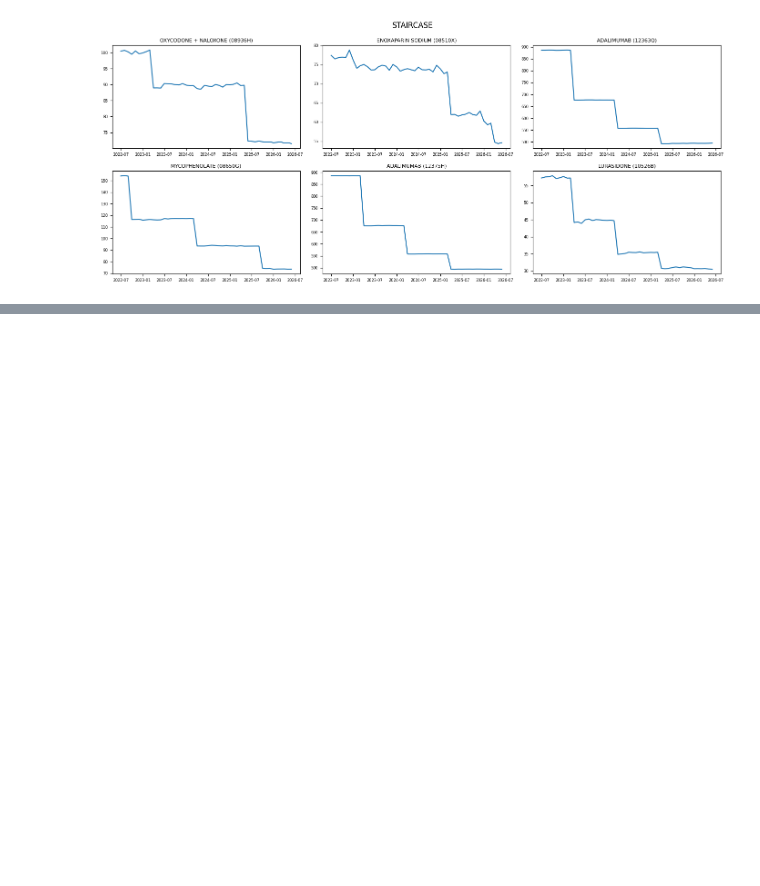
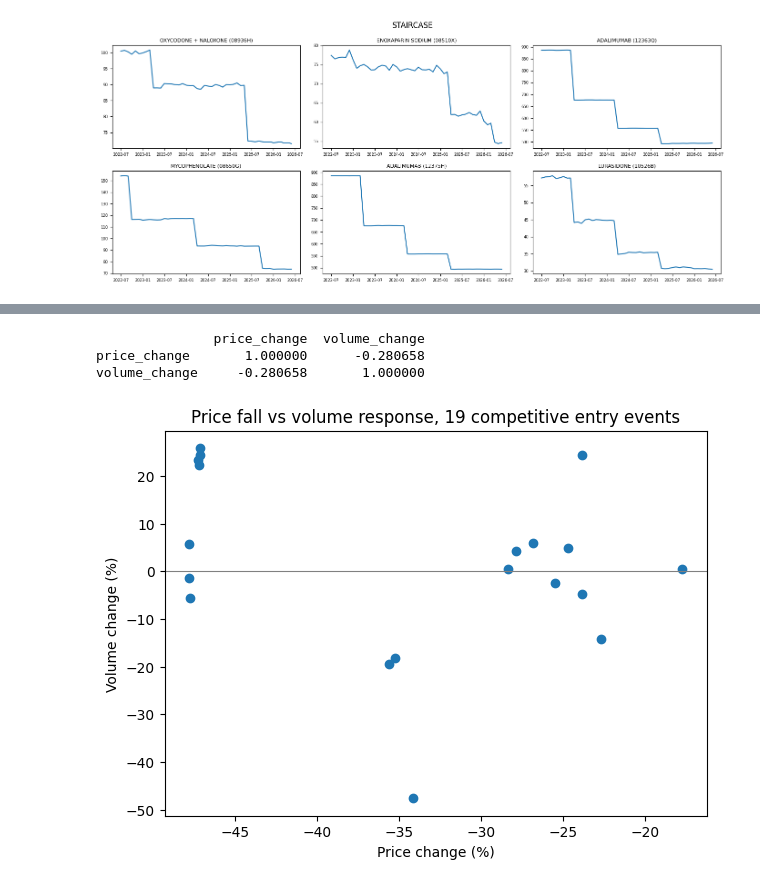
Before and after one commit to aryakamat01-sketch/pbs-generic-erosion, a Jupyter notebook: pbs_generic_erosion.ipynb, the cells around one changed output, grey strips where cells are left out. Drawn from its saved outputs; the diff is of its cells as text; code cells hidden in the pictures; blank space fills up the shorter version.

Commit message:
add volume response analysis

```diff
--- a/pbs_generic_erosion.ipynb
+++ b/pbs_generic_erosion.ipynb
@@ -415,0 +432,26 @@ for label in ['cliff', 'staircase']:
+# %%
+cliffs = diag[diag['pattern'] == 'cliff']['ITEM_CODE'].tolist()
+
+rows = []
+for code in cliffs:
+    d = cand[cand['ITEM_CODE'] == code].sort_values('date').reset_index(drop=True)
+    i = d['mom'].idxmin()                      # month of the largest drop
+    if i < 12 or i > len(d) - 13:              # need 12 months either side
+        continue
+    pre  = d.iloc[i-12:i]
+    post = d.iloc[i:i+12]
+    rows.append({
+        'ITEM_CODE': code,
+        'event_date': d.loc[i, 'date'],
+        'pre_price': pre['cost_per_script'].mean(),
+        'post_price': post['cost_per_script'].mean(),
+        'pre_scripts': pre['scripts'].mean(),
+        'post_scripts': post['scripts'].mean(),
+    })
+
+ev = pd.DataFrame(rows)
+ev['price_change'] = (ev['post_price'] - ev['pre_price']) / ev['pre_price'] * 100
+ev['volume_change'] = (ev['post_scripts'] - ev['pre_scripts']) / ev['pre_scripts'] * 100
+
+print(len(ev))
+print(ev[['price_change', 'volume_change']].describe())
@@ -415,0 +480,15 @@ for label in ['cliff', 'staircase']:
+# %%
+print(ev[['price_change', 'volume_change']].corr())
+
+plt.figure(figsize=(7, 5))
+plt.scatter(ev['price_change'], ev['volume_change'])
+plt.axhline(0, color='grey', lw=0.8)
+plt.xlabel('Price change (%)')
+plt.ylabel('Volume change (%)')
+plt.title('Price fall vs volume response, 19 competitive entry events')
+plt.show()
+# %% [output]
+               price_change  volume_change
+price_change       1.000000      -0.280658
+volume_change     -0.280658       1.000000
+[figure, added]
```
Also changed, not shown: parts of 7 cells of this notebook.
